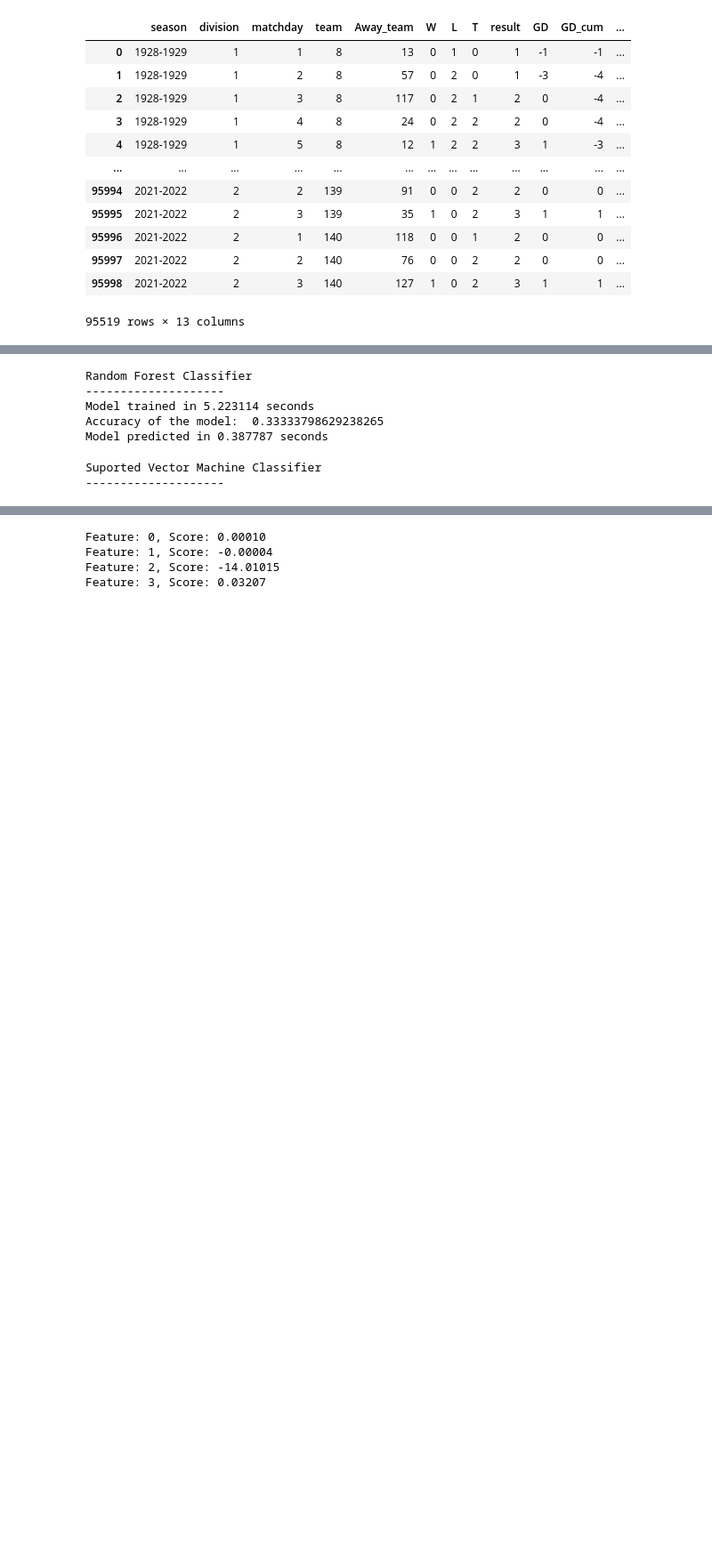
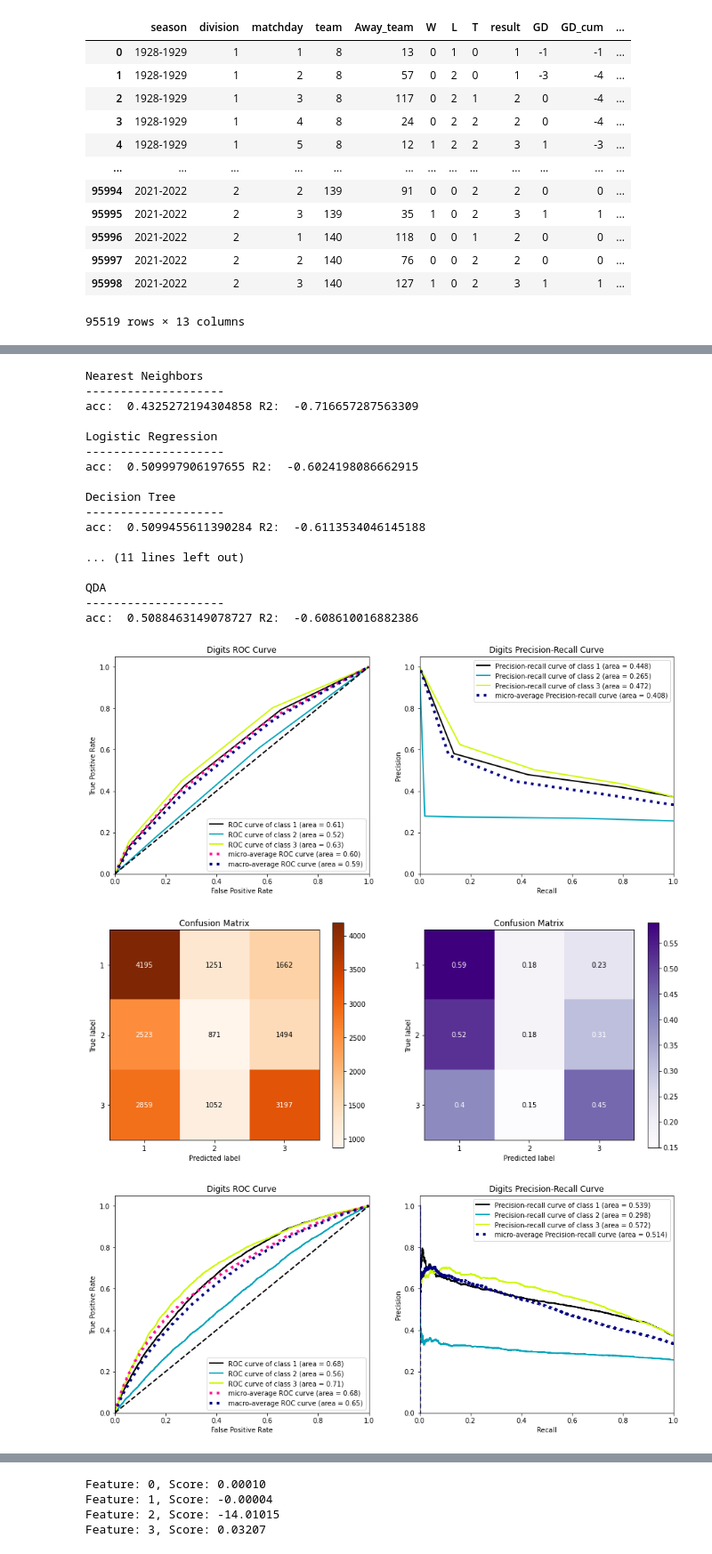
Before and after one commit to joseb061/Master-projects, a Jupyter notebook: Python-quiniela/analysis/Machine Learning.ipynb, the cells around one changed output, grey strips where cells are left out. Shown at 89% size. Cells and saved outputs as stored; diff of their text form; code cells hidden in the pictures; blank space fills up the shorter version.

Commit message:
python Model

```diff
--- a/Python-quiniela/analysis/Machine Learning.ipynb
+++ b/Python-quiniela/analysis/Machine Learning.ipynb
@@ -147,7 +141,6 @@ for col in features:
 # %%
 target = df1.result
-
-X_train, X_test, y_train, y_test = train_test_split(featuresNorm, target, test_size=0.25 , stratify= target, random_state = 0)
+X_train,X_test,y_train,y_test = train_test_split(featureNorm, target, test_size=0.2, stratify = target)
 
 print(X_train.shape , X_test.shape, y_train.shape, y_test.shape)
 # %% [output]
@@ -279,5 +177,0 @@ Model predicted in 0.010265 seconds
-# %%
-print("Gaussain Naive Bayes Classifier")
-print("-" * 20)
-model_training(nbClassifier, X_train, y_train)
-performance(nbClassifier, X_test, y_test)
@@ -290,21 +178,47 @@ Model predicted in 0.008751 seconds
-# %%
-print()
-print("Random Forest Classifier")
-print("-" * 20)
-model_training(rfClassifier, X_train, y_train)
-performance(rfClassifier, X_test, y_test)
-# %% [output]
-Random Forest Classifier
---------------------
-Model trained in 5.223114 seconds
-Accuracy of the model:  0.33333798629238265
-Model predicted in 0.387787 seconds
-# %%
-print()
-print("Suported Vector Machine Classifier")
-print("-" * 20)
-model_training(svcClassifier, X_train, y_train)
-performance(svcClassifier, X_test, y_test)
-# %% [output]
-Suported Vector Machine Classifier
---------------------
+# %%
+names = ["Nearest Neighbors", "Logistic Regression",
+         "Decision Tree", "Random Forest", "AdaBoost",
+         "Naive Bayes", "QDA"]
+
+classifiers = [
+    KNeighborsClassifier(3),
+    LogisticRegression(),
+    DecisionTreeClassifier(max_depth=5),
+    RandomForestClassifier(max_depth=5, n_estimators=10, max_features=1),
+    AdaBoostClassifier(),
+    GaussianNB(),
+    QuadraticDiscriminantAnalysis()]
+
+
+for name, clf in zip(names, classifiers):
+        clf.fit(X_train, y_train)
+        accuracy = clf.score(X_test, y_test)
+        prediction = clf.predict(X_test)
+        accuracy_r2 = r2_score(y_test, prediction)
+        print()
+        print (name)
+        print("-" * 20)
+        print("acc: ",accuracy, "\tR2: ", accuracy_r2 )
+        ROC_PRC_matrix(clf, y_test)
+        confusion_matrix(clf, y_test)
+# %% [output]
+Nearest Neighbors
+--------------------
+acc:  0.4325272194304858 R2:  -0.716657287563309
+
+Logistic Regression
+--------------------
+acc:  0.509997906197655 R2:  -0.6024198086662915
+
+Decision Tree
+--------------------
+acc:  0.5099455611390284 R2:  -0.6113534046145188
+
+... (11 lines left out)
+
+QDA
+--------------------
+acc:  0.5088463149078727 R2:  -0.608610016882386
+[figure, added]
+[figure, added]
+[figure, added]
```
Also changed, not shown: parts of 24 cells of this notebook.
